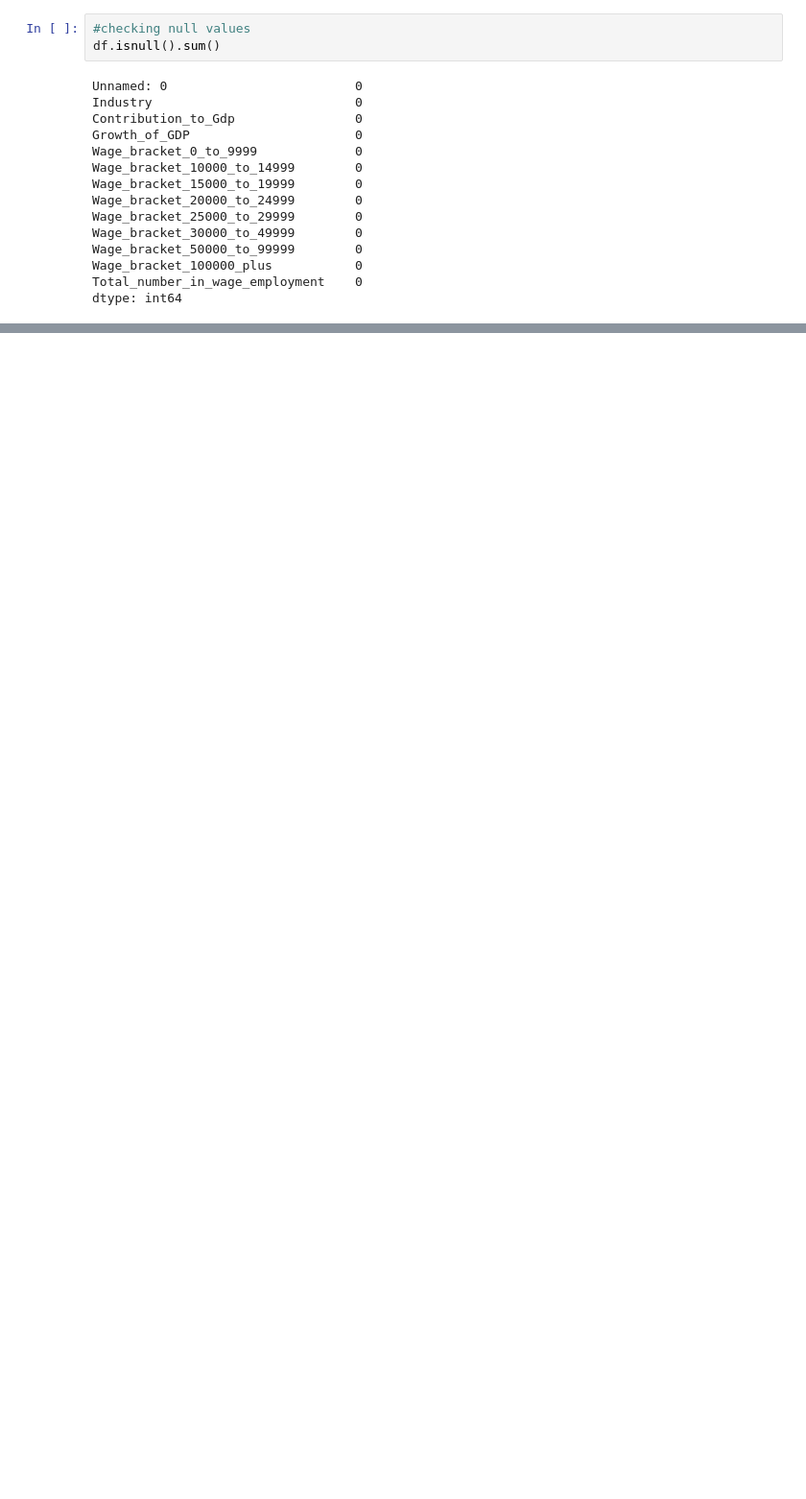
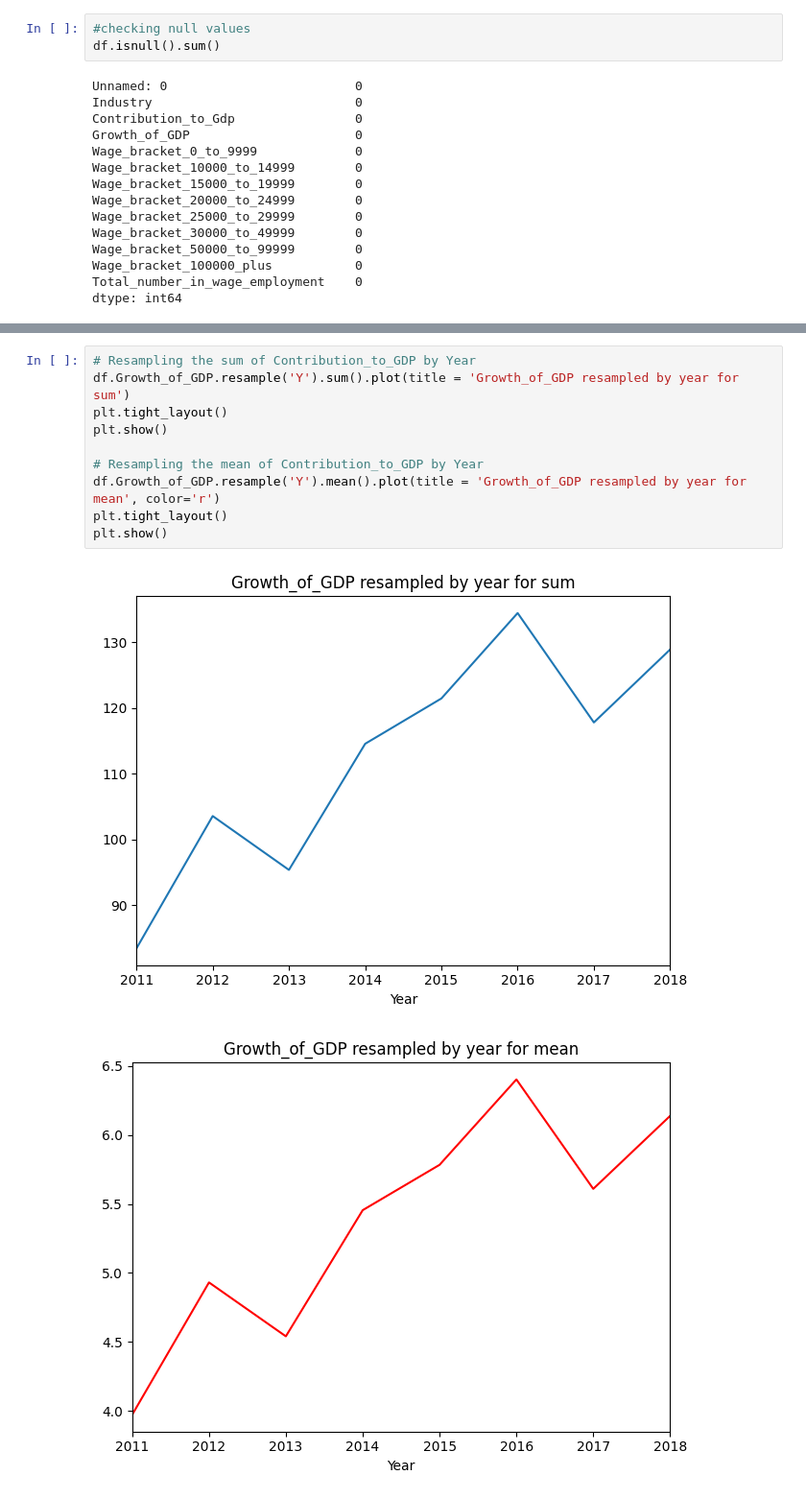
Before and after one commit to Harikiran2903/Predictive-Analysis-of-Productive-Employment-based-on-Economic-Growth, a Jupyter notebook: analysis.ipynb, the cells around one changed output, grey strips where cells are left out. Shown: that part at 96% size. Drawn from its saved outputs; the diff is of its cells as text; blank space fills up the shorter version.

```diff
--- a/analysis.ipynb
+++ b/analysis.ipynb
@@ -649,0 +664,13 @@ df.Contribution
+# %%
+# Resampling the sum of Contribution_to_GDP by Year
+df.Growth_of_GDP.resample('Y').sum().plot(title = 'Growth_of_GDP resampled by year for sum')
+plt.tight_layout()
+plt.show()
+
+# Resampling the mean of Contribution_to_GDP by Year
+df.Growth_of_GDP.resample('Y').mean().plot(title = 'Growth_of_GDP resampled by year for mean', color='r')
+plt.tight_layout()
+plt.show()
+# %% [output]
+[figure, added]
+[figure, added]
```
Also changed, not shown: parts of 10 cells of this notebook.
